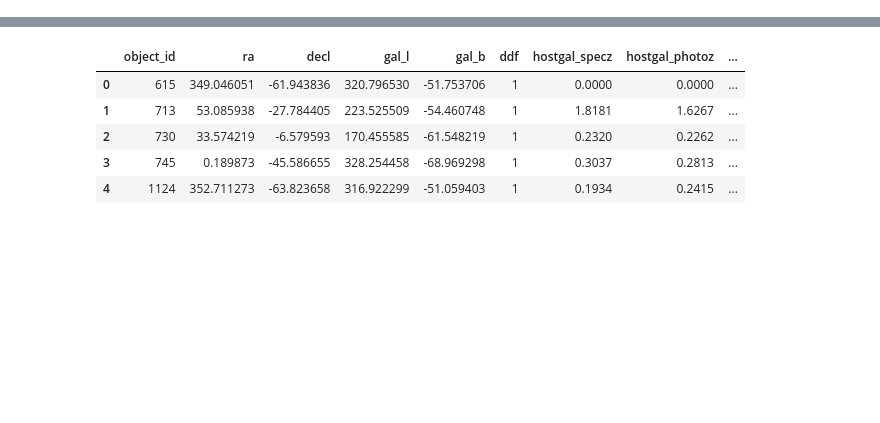
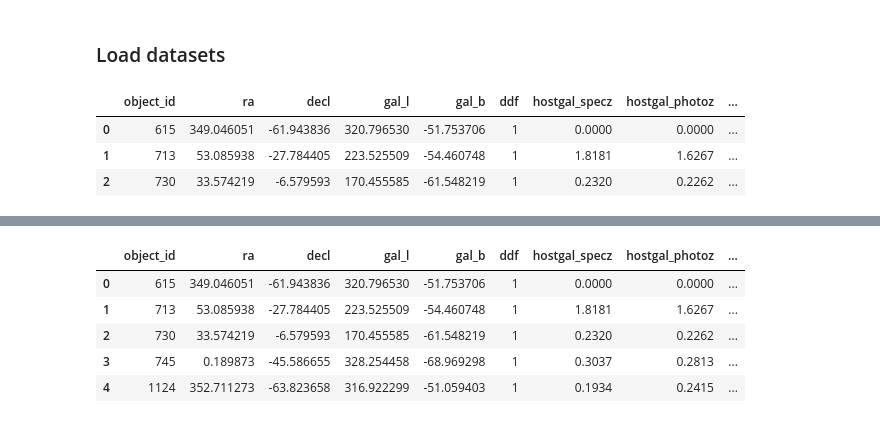
Before and after one commit to JSLobo/plasticc-kit, a Jupyter notebook: plasticc.ipynb, the cells around one changed output, grey strips where cells are left out. Cells and saved outputs as stored; diff of their text form; code cells hidden in the pictures; blank space fills up the shorter version.

```diff
--- a/plasticc.ipynb
+++ b/plasticc.ipynb
@@ -17,0 +20,15 @@ df_metadata = pd.read_csv('data/training_set_metadata.csv')
+# %% [markdown]
+### Load datasets
+# %%
+df_sample = pd.read_csv('data/sample_submission.csv')
+df_metadata = pd.read_csv('data/training_set_metadata.csv')
+df_train = pd.read_csv('data/training_set.csv')
+df_test_sample = pd.read_csv('data/test_set_sample.csv')
+# %%
+df_sample.head(3)
+df_metadata.head(3)
+# %% [output]
+|  | object_id | ra | decl | gal_l | gal_b | ddf | hostgal_specz | hostgal_photoz | ... |
+| 0 | 615 | 349.046051 | -61.943836 | 320.796530 | -51.753706 | 1 | 0.0000 | 0.0000 | ... |
+| 1 | 713 | 53.085938 | -27.784405 | 223.525509 | -54.460748 | 1 | 1.8181 | 1.6267 | ... |
+| 2 | 730 | 33.574219 | -6.579593 | 170.455585 | -61.548219 | 1 | 0.2320 | 0.2262 | ... |
```
Also changed, not shown: parts of 20 cells of this notebook, 2 other files.
